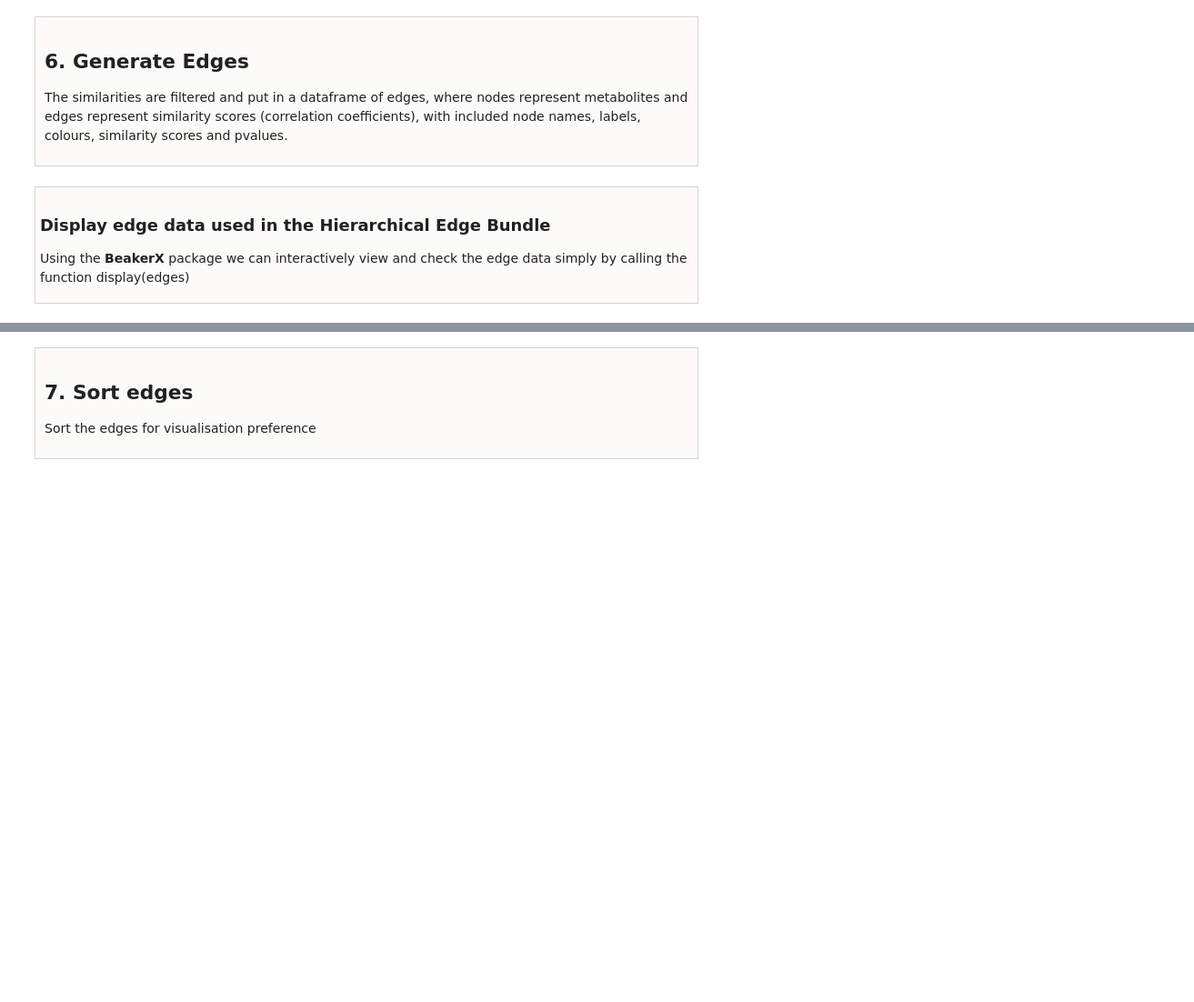
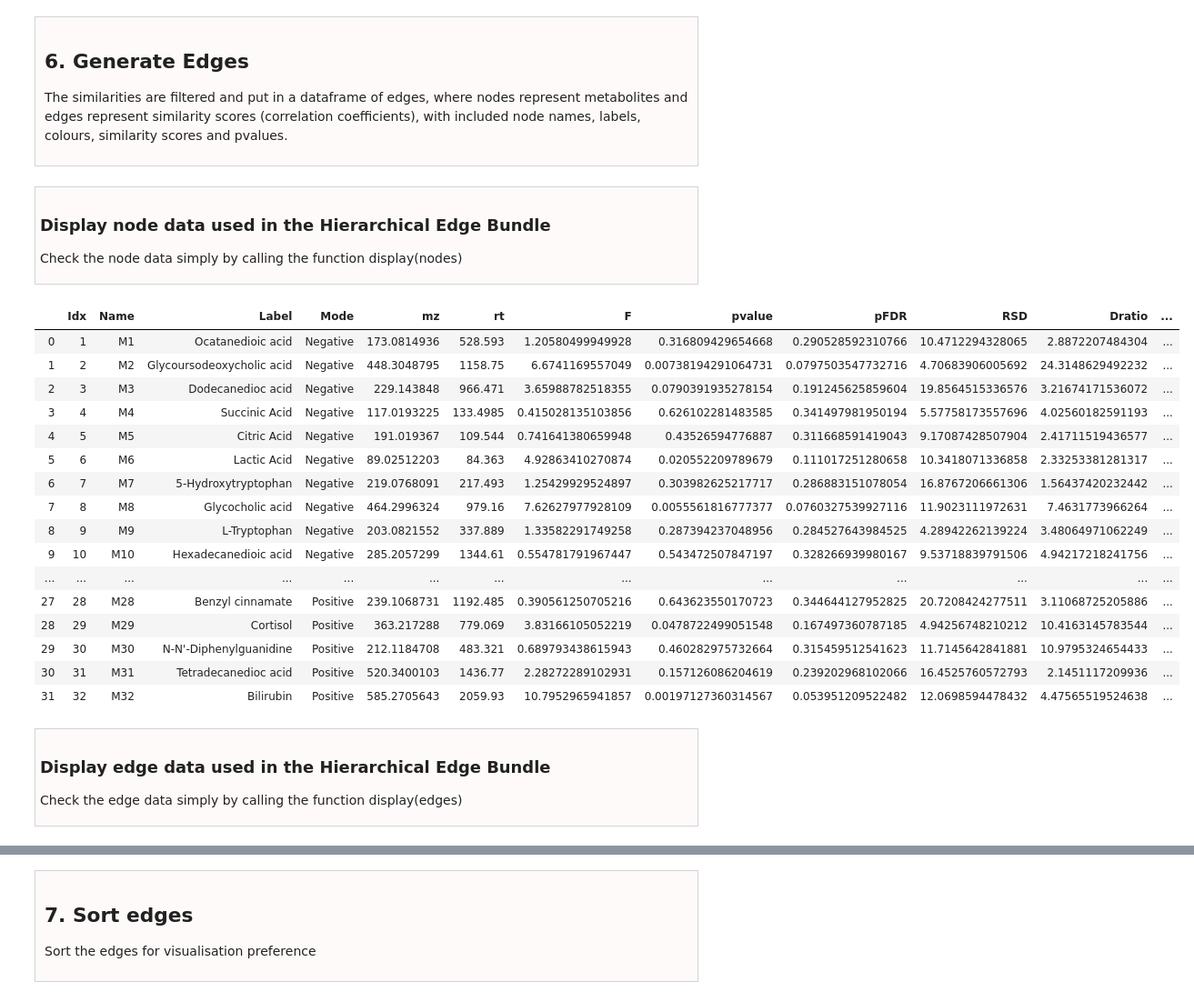
Before and after one commit to brettChapman/multivis_tutorials, a Jupyter notebook: Tutorial6.ipynb, the cells around one changed output, grey strips where cells are left out. Shown: that part at 91% size. Cells and saved outputs as stored; diff of their text form; code cells hidden in the pictures; blank space fills up the shorter version.

```diff
--- a/Tutorial6.ipynb
+++ b/Tutorial6.ipynb
@@ -150,12 +184,40 @@ networkEdges.set_params(**general_params,**node_params)
 networkEdges.run()
 
 edges = networkEdges.getEdges()
+nodes = networkEdges.getNodes()
+# %% [markdown]
+<div style="background-color:rgb(255, 250, 250); padding:5px;  border: 1px solid lightgrey; padding-left: 1em; padding-right: 1em;">
+
+### Display node data used in the Hierarchical Edge Bundle
+
+Check the node data simply by calling the function <span style="font-family: monaco; font-size: 14px; background-color:white;">display(nodes)</span><br>
+</div>
+# %%
+display(nodes)
+# %% [output]
+|  | Idx | Name | Label | Mode | mz | rt | F | pvalue | pFDR | RSD | Dratio | ... |
+| 0 | 1 | M1 | Ocatanedioic acid | Negative | 173.0814936 | 528.593 | 1.20580499949928 | 0.316809429654668 | 0.290528592310766 | 10.4712294328065 | 2.8872207484304 | ... |
+| 1 | 2 | M2 | Glycoursodeoxycholic acid | Negative | 448.3048795 | 1158.75 | 6.6741169557049 | 0.00738194291064731 | 0.0797503547732716 | 4.70683906005692 | 24.3148629492232 | ... |
+| 2 | 3 | M3 | Dodecanedioc acid | Negative | 229.143848 | 966.471 | 3.65988782518355 | 0.0790391935278154 | 0.191245625859604 | 19.8564515336576 | 3.21674171536072 | ... |
+| 3 | 4 | M4 | Succinic Acid | Negative | 117.0193225 | 133.4985 | 0.415028135103856 | 0.626102281483585 | 0.341497981950194 | 5.57758173557696 | 4.02560182591193 | ... |
+| 4 | 5 | M5 | Citric Acid | Negative | 191.019367 | 109.544 | 0.741641380659948 | 0.43526594776887 | 0.311668591419043 | 9.17087428507904 | 2.41711519436577 | ... |
+| 5 | 6 | M6 | Lactic Acid | Negative | 89.02512203 | 84.363 | 4.92863410270874 | 0.020552209789679 | 0.111017251280658 | 10.3418071336858 | 2.33253381281317 | ... |
+| 6 | 7 | M7 | 5-Hydroxytryptophan | Negative | 219.0768091 | 217.493 | 1.25429929524897 | 0.303982625217717 | 0.286883151078054 | 16.8767206661306 | 1.56437420232442 | ... |
+| 7 | 8 | M8 | Glycocholic acid | Negative | 464.2996324 | 979.16 | 7.62627977928109 | 0.0055561816777377 | 0.0760327539927116 | 11.9023111972631 | 7.4631773966264 | ... |
+| 8 | 9 | M9 | L-Tryptophan | Negative | 203.0821552 | 337.889 | 1.33582291749258 | 0.287394237048956 | 0.284527643984525 | 4.28942262139224 | 3.48064971062249 | ... |
+| 9 | 10 | M10 | Hexadecanedioic acid | Negative | 285.2057299 | 1344.61 | 0.554781791967447 | 0.543472507847197 | 0.328266939980167 | 9.53718839791506 | 4.94217218241756 | ... |
+| ... | ... | ... | ... | ... | ... | ... | ... | ... | ... | ... | ... | ... |
+| 27 | 28 | M28 | Benzyl cinnamate | Positive | 239.1068731 | 1192.485 | 0.390561250705216 | 0.643623550170723 | 0.344644127952825 | 20.7208424277511 | 3.11068725205886 | ... |
+| 28 | 29 | M29 | Cortisol | Positive | 363.217288 | 779.069 | 3.83166105052219 | 0.0478722499051548 | 0.167497360787185 | 4.94256748210212 | 10.4163145783544 | ... |
+| 29 | 30 | M30 | N-N'-Diphenylguanidine | Positive | 212.1184708 | 483.321 | 0.689793438615943 | 0.460282975732664 | 0.315459512541623 | 11.7145642841881 | 10.9795324654433 | ... |
+| 30 | 31 | M31 | Tetradecanedioc acid | Positive | 520.3400103 | 1436.77 | 2.28272289102931 | 0.157126086204619 | 0.239202968102066 | 16.4525760572793 | 2.1451117209936 | ... |
+| 31 | 32 | M32 | Bilirubin | Positive | 585.2705643 | 2059.93 | 10.7952965941857 | 0.00197127360314567 | 0.053951209522482 | 12.0698594478432 | 4.47565519524638 | ... |
 # %% [markdown]
 <div style="background-color:rgb(255, 250, 250); padding:5px;  border: 1px solid lightgrey; padding-left: 1em; padding-right: 1em;">
 
 ### Display edge data used in the Hierarchical Edge Bundle
 
-Using the <b>BeakerX</b> package we can interactively view and check the edge data simply by calling the function <span style="font-family: monaco; font-size: 14px; background-color:white;">display(edges)</span><br>
+Check the edge data simply by calling the function <span style="font-family: monaco; font-size: 14px; background-color:white;">display(edges)</span><br>
 </div>
 # %%
 display(edges)
```
Also changed, not shown: parts of 9 cells of this notebook, 16 other files.
